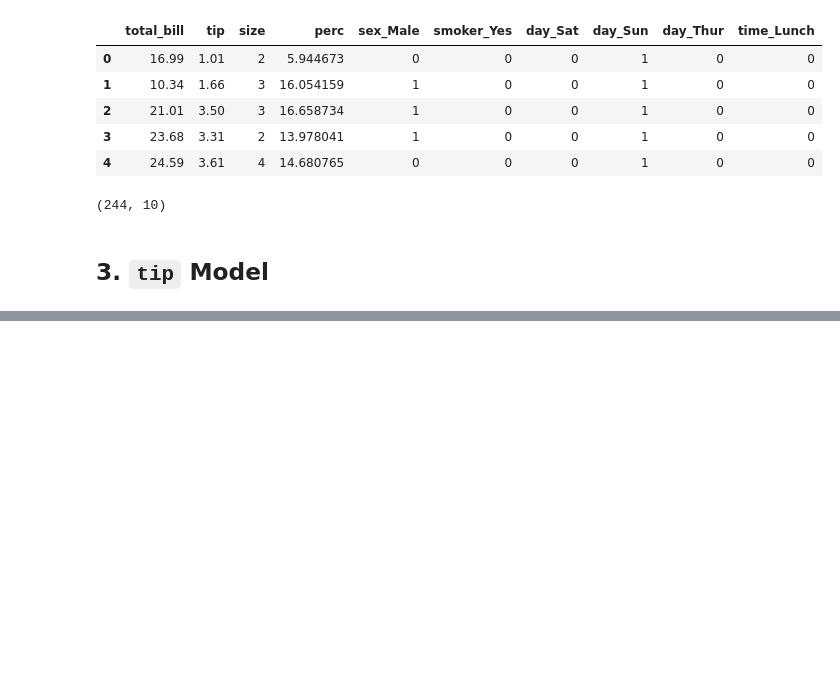
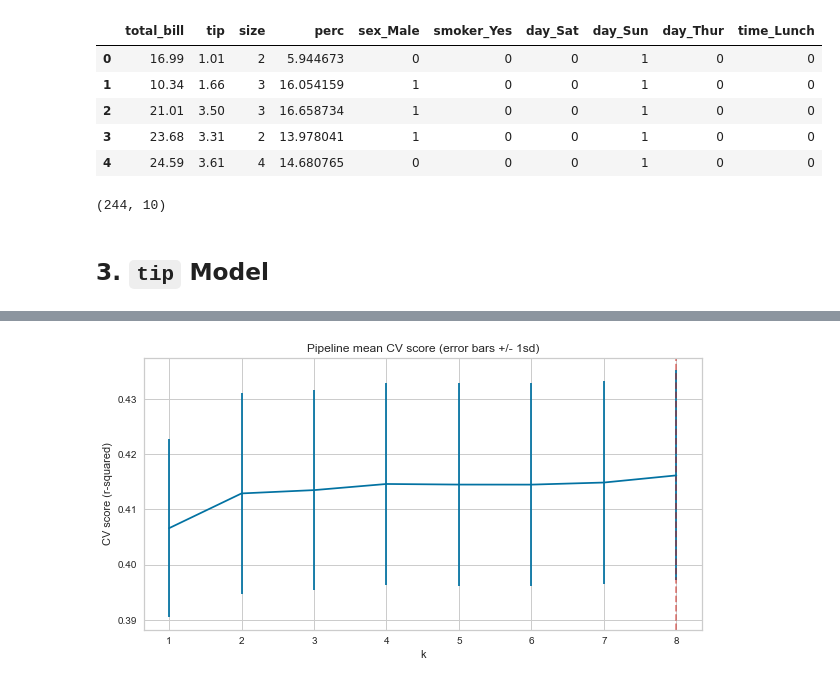
Before and after one commit to saintgau/Springboard-Projects, a Jupyter notebook: Springboard Projects/Predicting a Table's Tips/Modeling.ipynb, the cells around one changed output, grey strips where cells are left out. Cells and saved outputs as stored; diff of their text form; code cells hidden in the pictures; blank space fills up the shorter version.

```diff
--- a/Springboard Projects/Predicting a Table's Tips/Modeling.ipynb
+++ b/Springboard Projects/Predicting a Table's Tips/Modeling.ipynb
@@ -35,6 +32,9 @@ import missingno as msno
 import statsmodels.api as sm
 import scipy.stats
 from matplotlib.lines import Line2D
+from matplotlib import rcParams
+sns.set_style("whitegrid")
+sns.set_context("poster")
 from kaggle.api.kaggle_api_extended import KaggleApi
 from statsmodels.graphics.api import abline_plot
 from sklearn.metrics import mean_squared_error, r2_score, classification_report, confusion_matrix, accuracy_score, \
@@ -54,6 +54,8 @@ from scipy.stats import t
 from scipy.stats import ttest_ind
 from scipy.stats import mannwhitneyu
 from numpy.random import seed
+from yellowbrick.datasets import load_concrete
+from yellowbrick.regressor import ResidualsPlot
 import warnings
 warnings.simplefilter(action="ignore", category=FutureWarning)
 warnings.filterwarnings(action="ignore", module="scipy", message="^internal gelsd")
@@ -603,0 +82,25 @@ However, it will be encouraging for those establishments to know that an accurat
+# %%
+X_cols = [col for col in df.columns if col not in ['tip','perc']]
+
+X = df[X_cols]
+y = df['tip']
+
+X_train, X_test, y_train, y_test = train_test_split(X, y, test_size=0.2)
+
+X_train = X_train.sample(10000, random_state=42, replace=True)
+y_train = y_train.sample(10000, random_state=42, replace=True)
+X_test = X_test.sample(1000, random_state=42, replace=True)
+y_test = y_test.sample(1000, random_state=42, replace=True)
+
+k = [k+1 for k in range(len(X_train.columns))]
+grid_params = {'selectkbest__k': k}
+lr = LinearRegression()
+
+pipe = make_pipeline(
+    StandardScaler(),
+    SelectKBest(f_regression),
+    LinearRegression()
+)
+
+tip_lr_grid = GridSearchCV(pipe, param_grid=grid_params, cv=5, n_jobs=-1)
+tip_lr_grid.fit(X_train, y_train)
@@ -603,0 +127,14 @@ However, it will be encouraging for those establishments to know that an accurat
+# %%
+score_mean = tip_lr_grid.cv_results_['mean_test_score']
+score_std = tip_lr_grid.cv_results_['std_test_score']
+cv_k = [k for k in tip_lr_grid.cv_results_['param_selectkbest__k']]
+
+best_k = tip_lr_grid.best_params_['selectkbest__k']
+plt.subplots(figsize=(10, 5))
+plt.errorbar(cv_k, score_mean, yerr=score_std)
+plt.axvline(x=best_k, c='r', ls='--', alpha=.5)
+plt.xlabel('k')
+plt.ylabel('CV score (r-squared)')
+plt.title('Pipeline mean CV score (error bars +/- 1sd)');
+# %% [output]
+[figure, added]
```
Also changed, not shown: parts of 90 cells of this notebook.
